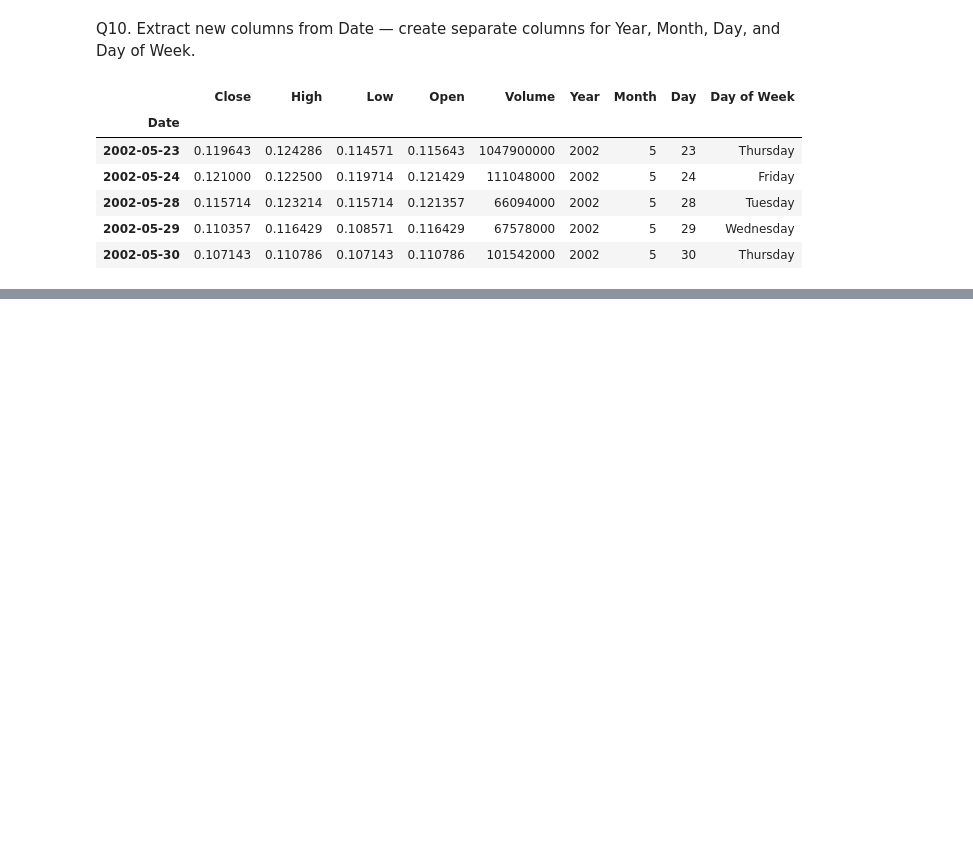
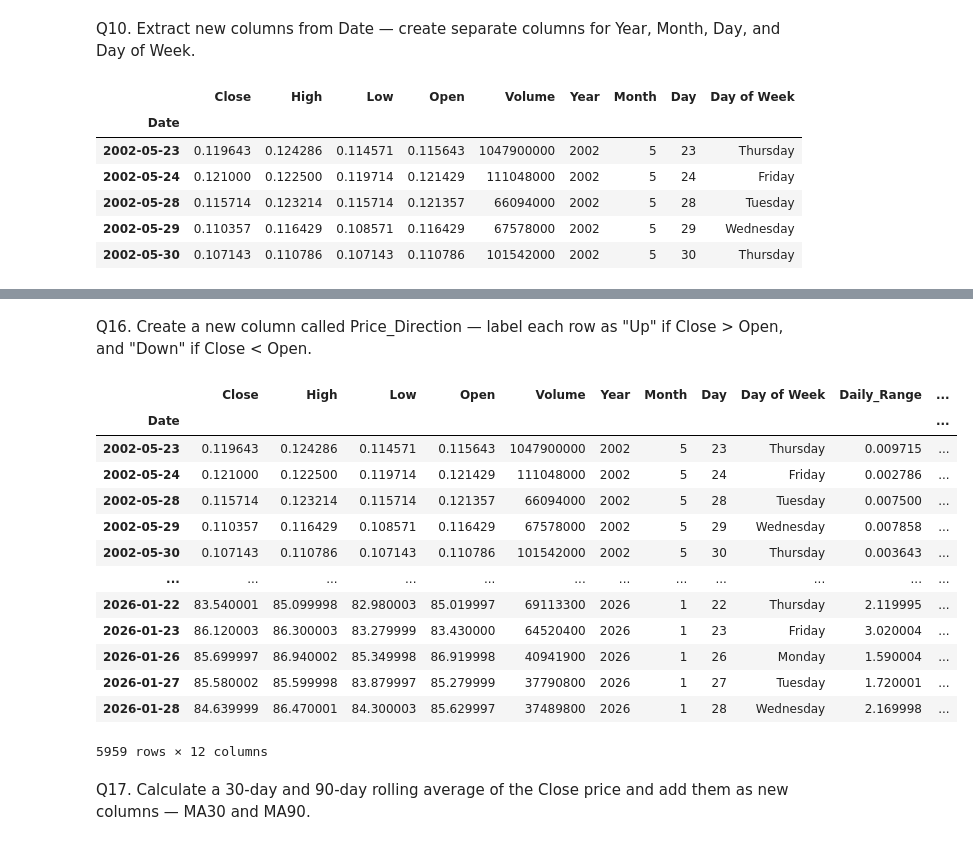
Before and after one commit to bikashsahani/EDA-project, a Jupyter notebook: EDA_project.ipynb, the cells around one changed output, grey strips where cells are left out. Cells and saved outputs as stored; diff of their text form; code cells hidden in the pictures; blank space fills up the shorter version.

Commit message:
upto data manipulation

```diff
--- a/EDA_project.ipynb
+++ b/EDA_project.ipynb
@@ -204,0 +207,4 @@ data.head()
+# %%
+
+data['Daily_Range']=data['High']-data['Low']
+data.head()
@@ -204,0 +235,3 @@ data.head()
+# %%
+data['Daily_Return']=data['Close'].pct_change()*100
+data.head()
@@ -204,0 +315,22 @@ data.head()
+# %% [markdown]
+Q16. Create a new column called Price_Direction — label each row as "Up" if Close > Open, and "Down" if Close < Open.
+# %%
+data['Price_Direction']=np.where(data['Close']>data['Open'],"Up","Down")
+data
+# %% [output]
+|  | Close | High | Low | Open | Volume | Year | Month | Day | Day of Week | Daily_Range | ... |
+| Date |  |  |  |  |  |  |  |  |  |  | ... |
+| 2002-05-23 | 0.119643 | 0.124286 | 0.114571 | 0.115643 | 1047900000 | 2002 | 5 | 23 | Thursday | 0.009715 | ... |
+| 2002-05-24 | 0.121000 | 0.122500 | 0.119714 | 0.121429 | 111048000 | 2002 | 5 | 24 | Friday | 0.002786 | ... |
+| 2002-05-28 | 0.115714 | 0.123214 | 0.115714 | 0.121357 | 66094000 | 2002 | 5 | 28 | Tuesday | 0.007500 | ... |
+| 2002-05-29 | 0.110357 | 0.116429 | 0.108571 | 0.116429 | 67578000 | 2002 | 5 | 29 | Wednesday | 0.007858 | ... |
+| 2002-05-30 | 0.107143 | 0.110786 | 0.107143 | 0.110786 | 101542000 | 2002 | 5 | 30 | Thursday | 0.003643 | ... |
+| ... | ... | ... | ... | ... | ... | ... | ... | ... | ... | ... | ... |
+| 2026-01-22 | 83.540001 | 85.099998 | 82.980003 | 85.019997 | 69113300 | 2026 | 1 | 22 | Thursday | 2.119995 | ... |
+| 2026-01-23 | 86.120003 | 86.300003 | 83.279999 | 83.430000 | 64520400 | 2026 | 1 | 23 | Friday | 3.020004 | ... |
+| 2026-01-26 | 85.699997 | 86.940002 | 85.349998 | 86.919998 | 40941900 | 2026 | 1 | 26 | Monday | 1.590004 | ... |
+| 2026-01-27 | 85.580002 | 85.599998 | 83.879997 | 85.279999 | 37790800 | 2026 | 1 | 27 | Tuesday | 1.720001 | ... |
+| 2026-01-28 | 84.639999 | 86.470001 | 84.300003 | 85.629997 | 37489800 | 2026 | 1 | 28 | Wednesday | 2.169998 | ... |
+5959 rows × 12 columns
+# %% [markdown]
+Q17. Calculate a 30-day and 90-day rolling average of the Close price and add them as new columns — MA30 and MA90.
```
Also changed, not shown: parts of 18 cells of this notebook.
